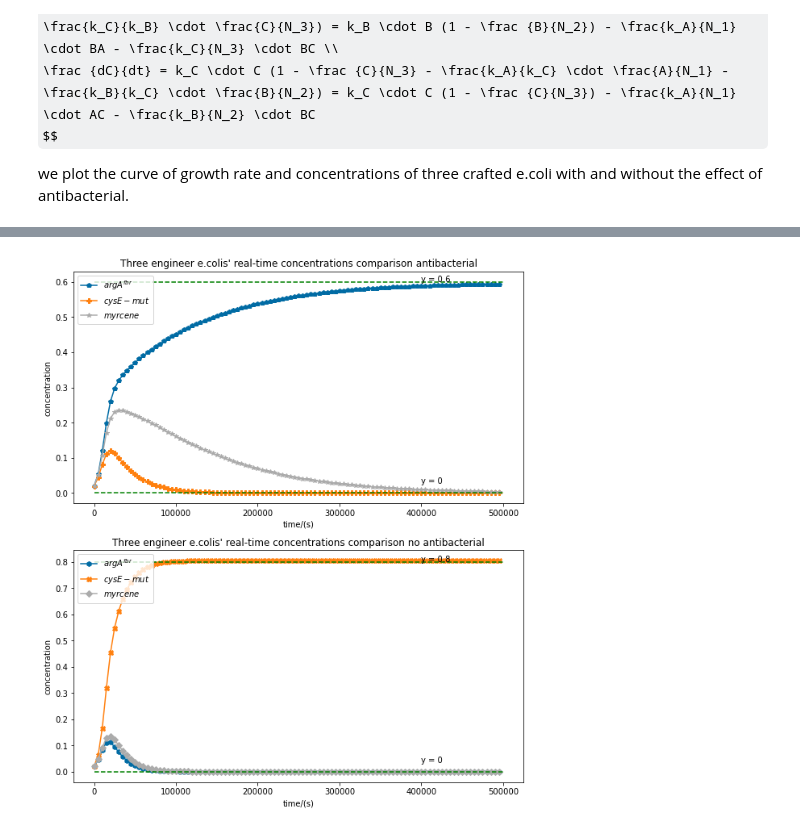
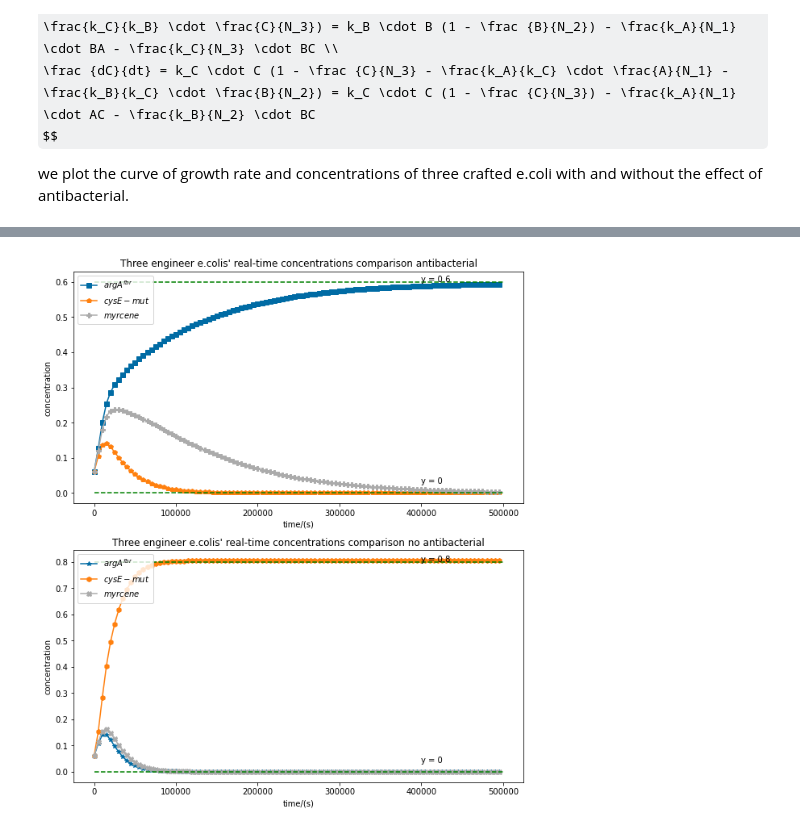
Before and after one commit to jasonliuuu/igem-model, a Jupyter notebook: main.ipynb, the cells around one changed output, grey strips where cells are left out. Saved outputs shown, nothing was run; the diff lists cells and outputs as text; code cells hidden in the pictures; some formulas as TeX source.

```diff
--- a/main.ipynb
+++ b/main.ipynb
@@ -253,7 +253,6 @@ from scipy.integrate import odeint
 from scipy.optimize import leastsq
 # %%
 t = np.arange(0,80000,1000)
-
 def deriv(w,t,ka,kb,kc,n1,n2,n3):
     x,y,z = w
     return np.array([ka*(1-x/n1)*x-kb*y*x/n2-kc*x*z/n3,
@@ -262,9 +261,8 @@ def deriv(w,t,ka,kb,kc,n1,n2,n3):
 
 fig = plt.figure(figsize=(10, 18))
 plt.subplots_adjust(hspace=0.2)
-
 ax1 = fig.add_subplot(3,1,1)
-p = ret_data['k'][:3] + ret_data['N_m'][:3] + [0.02,0.02,0.02]
+p = ret_data['k'][:3] + ret_data['N_m'][:3] + [0.06,0.06,0.06]
 ka,kb,kc,n1,n2,n3,x0,y0,z0=p
 yinit = np.array([x0,y0,z0]) # initial vals
 yyy = odeint(deriv,yinit,t,args=(ka,kb,kc,n1,n2,n3))
@@ -275,12 +273,8 @@ ax1.set_xlabel('time/(s)')
 ax1.set_ylabel('concentration')
 ax1.set_title('Three engineer e.colis\' real-time concentrations comparison antibacterial')
 _ = ax1.legend(loc=2)
-
-
 ax2 = fig.add_subplot(3,1,2)
-
-p = ret_data['k'][3:] + ret_data['N_m'][3:] + [0.02,0.02,0.02]
-
+p = ret_data['k'][3:] + ret_data['N_m'][3:] + [0.06,0.06,0.06]
 ka,kb,kc,n1,n2,n3,x0,y0,z0=p
 yinit = np.array([x0,y0,z0]) # initial vals
 yyy = odeint(deriv,yinit,t,args=(ka,kb,kc,n1,n2,n3))
@@ -296,6 +290,5 @@ _ = ax2.legend(loc=2)
 # %%
 t = np.arange(0,500000,5000)
-
 def deriv(w,t,ka,kb,kc,n1,n2,n3,offset1=0,offset2=0):
     x,y,z = w
     y+=offset1
@@ -303,45 +296,39 @@ def deriv(w,t,ka,kb,kc,n1,n2,n3,offset1=0,offset2=0):
     return np.array([ka*(1-x/n1)*x-kb*y*x/n2-kc*x*z/n3,
                      kb*(1-y/n2)*y-ka*y*x/n1-kc*y*z/n3,
                      kc*(1-z/n3)*z-ka*z*x/n1-kb*y*z/n2])
-
 fig = plt.figure(figsize=(10, 18))
 plt.subplots_adjust(hspace=0.2)
-
 ax1 = fig.add_subplot(3,1,1)
-p = ret_data['k'][:3] + ret_data['N_m'][:3] + [0.02,0.02,0.02]
+p = ret_data['k'][:3] + ret_data['N_m'][:3] + [0.06,0.06,0.06]
 ka,kb,kc,n1,n2,n3,x0,y0,z0=p
 yinit = np.array([x0,y0,z0]) # initial vals
 yyy1 = odeint(deriv,yinit,t,args=(ka,kb,kc,n1,n2,n3))
 ax1.plot(t,yyy1[:,0],marker = next(markers),label="$argA^{fbr}$")
 ax1.plot(t,yyy1[:,1],marker = next(markers),label="$cysE-mut$")
 ax1.plot(t,yyy1[:,2],marker = next(markers),label="$myrcene$")
 ax1.plot([0,500000],[0.6,0.6],"g--")
 ax1.plot([0,500000],[0,0],"g--")
 ax1.text(400000,0.6,'y = 0.6')
 ax1.text(400000,0,'y = 0\n')
 ax1.set_xlabel('time/(s)')
 ax1.set_ylabel('concentration')
 ax1.set_title('Three engineer e.colis\' real-time concentrations comparison antibacterial')
 _ = ax1.legend(loc=2)
-
-
 ax2 = fig.add_subplot(3,1,2)
-
-p = ret_data['k'][3:] + ret_data['N_m'][3:] + [0.02,0.02,0.02]
-
+p = ret_data['k'][3:] + ret_data['N_m'][3:] + [0.06,0.06,0.06]
 ka,kb,kc,n1,n2,n3,x0,y0,z0=p
 yinit = np.array([x0,y0,z0]) # initial vals
 yyy2 = odeint(deriv,yinit,t,args=(ka,kb,kc,n1,n2,n3))
 ax2.plot(t,yyy2[:,0],marker = next(markers),label="$argA^{fbr}$")
 ax2.plot(t,yyy2[:,1],marker = next(markers),label="$cysE-mut$")
 ax2.plot(t,yyy2[:,2],marker = next(markers),label="$myrcene$")
 ax2.plot([0,500000],[0.8,0.8],"g--")
 ax2.plot([0,500000],[0,0],"g--")
 ax2.text(400000,0.8,'y = 0.8')
 ax2.text(400000,0,'y = 0\n')
 ax2.set_xlabel('time/(s)')
 ax2.set_ylabel('concentration')
 ax2.set_title('Three engineer e.colis\' real-time concentrations comparison no antibacterial')
 _ = ax2.legend(loc=2)
 # %% [output]
-[figure, old version]
+[figure, new version]
```
Also changed, not shown: parts of 15 cells of this notebook, 11 other files.
